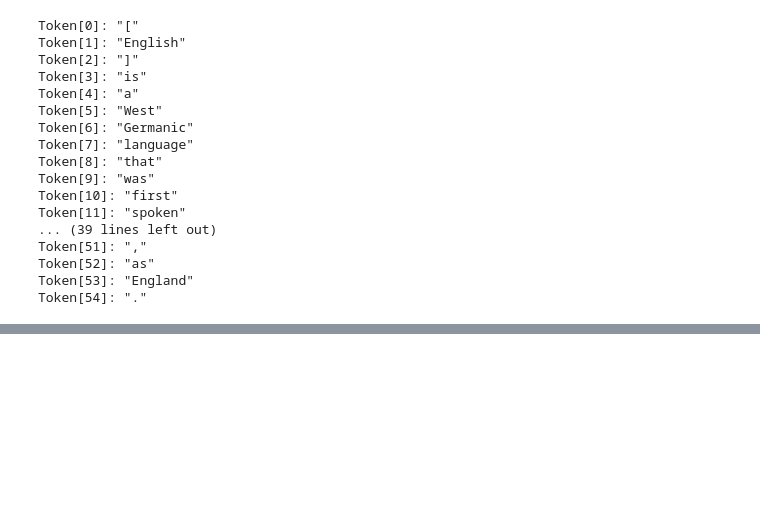
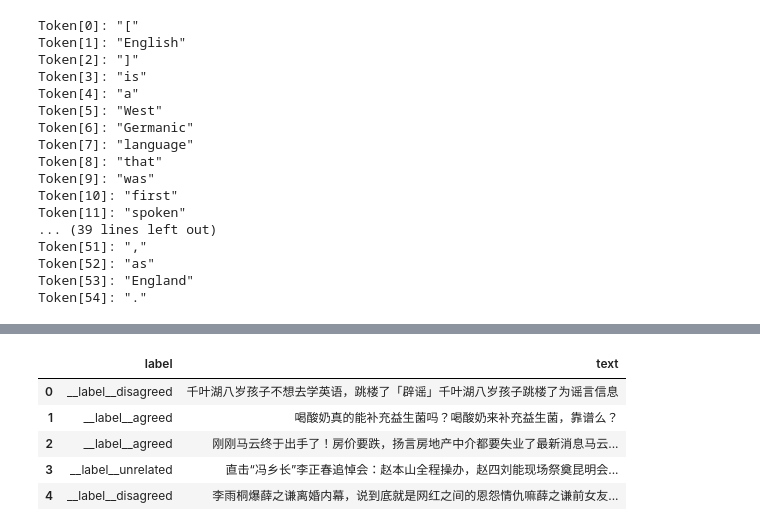
Before and after one commit to rquanx/ml-study, a Jupyter notebook: code/7.第七章/7-7.自然语言处理框架拓展.ipynb, the cells around one changed output, grey strips where cells are left out. Cells and saved outputs as stored; diff of their text form; code cells hidden in the pictures; blank space fills up the shorter version.

```diff
--- a/code/7.第七章/7-7.自然语言处理框架拓展.ipynb
+++ b/code/7.第七章/7-7.自然语言处理框架拓展.ipynb
@@ -168,0 +223,10 @@ embedding = BertEmbeddings('bert-base-chinese')
+# %%
+data["label"] = "__label__" + data["label"].astype(str)
+data.head()
+# %% [output]
+|  | label | text |
+| 0 | __label__disagreed | 千叶湖八岁孩子不想去学英语，跳楼了「辟谣」千叶湖八岁孩子跳楼了为谣言信息 |
+| 1 | __label__agreed | 喝酸奶真的能补充益生菌吗？喝酸奶来补充益生菌，靠谱么？ |
+| 2 | __label__agreed | 刚刚马云终于出手了！房价要跌，扬言房地产中介都要失业了最新消息马云... |
+| 3 | __label__unrelated | 直击“冯乡长”李正春追悼会：赵本山全程操办，赵四刘能现场祭奠昆明会... |
+| 4 | __label__disagreed | 李雨桐爆薛之谦离婚内幕，说到底就是网红之间的恩怨情仇嘛薛之谦前女友... |
```
Also changed, not shown: parts of 12 cells of this notebook, 1 other file.
